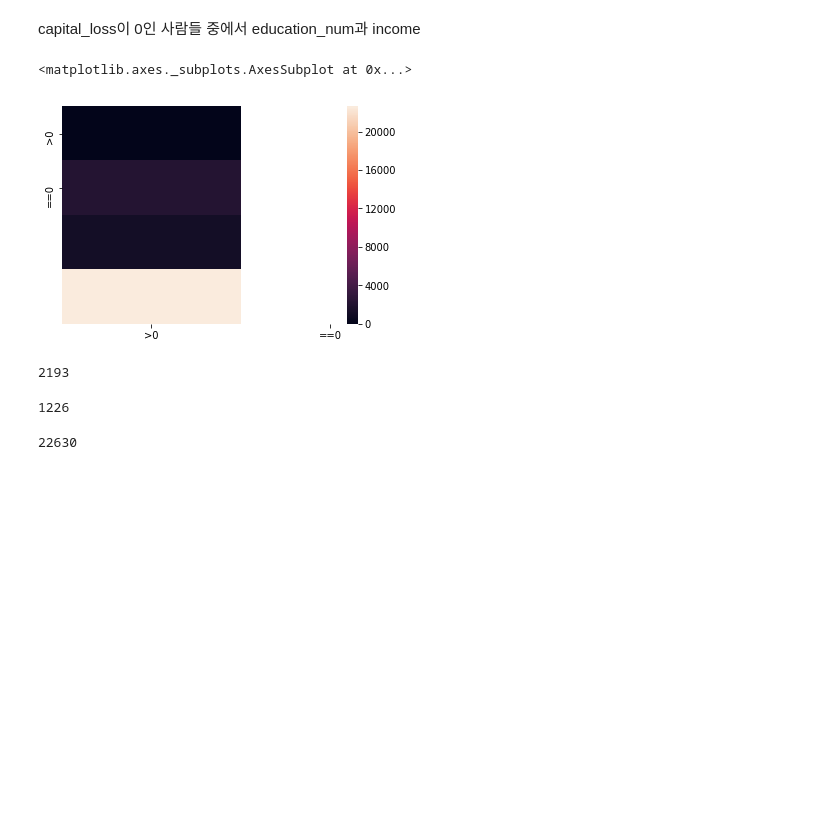
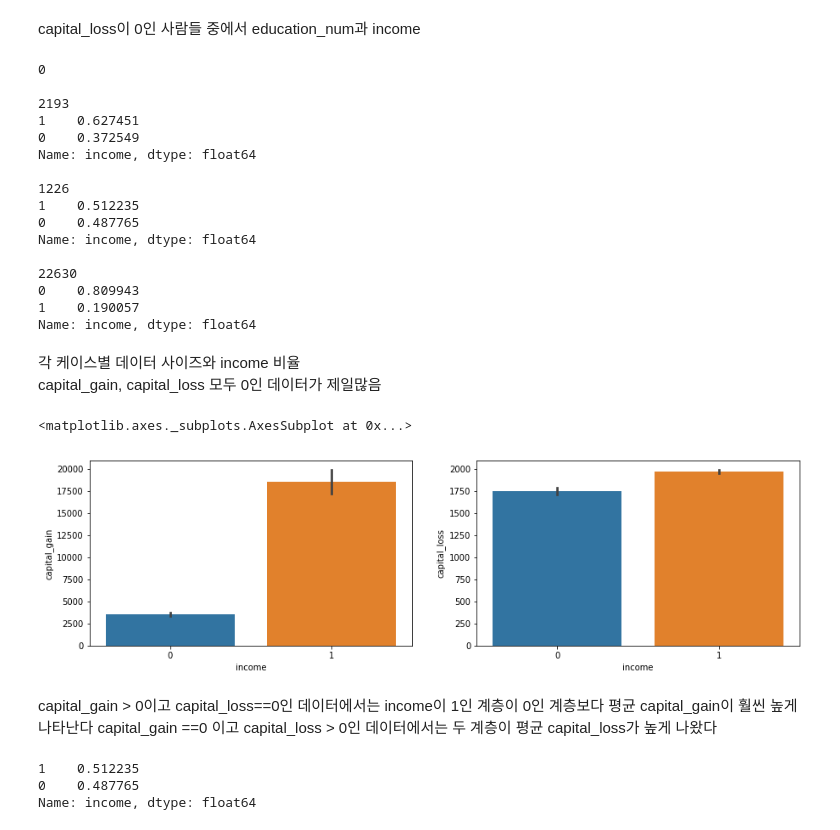
Before and after one commit to voronoii/tacademy, a Jupyter notebook: main-Copy2.ipynb, the cells around one changed output. Cells and saved outputs as stored; diff of their text form; code cells hidden in the pictures; blank space fills up the shorter version.

```diff
--- a/main-Copy2.ipynb
+++ b/main-Copy2.ipynb
@@ -241,20 +239,55 @@ t = data["capital_gain"] > 0
 tt = data["capital_loss"] > 0
 f = data["capital_gain"] == 0
 ff = data["capital_loss"] == 0
-capital = [[len(data[t & tt])],[len(data[t & ff])] , [len(data[f & tt])],[len(data[f & ff])]]
-sns.heatmap(capital, xticklabels=['>0', '==0'], yticklabels=['>0', '==0'])
+print(len(data[t & tt]))
+print()
+print(len(data[t & ff]))
+print(data[t & ff]['income'].value_counts(normalize=True))
+print()
+print(len(data[f & tt]))
+print(data[f & tt]['income'].value_counts(normalize=True))
+print()
+print(len(data[f & ff]))
+print( data[f & ff]['income'].value_counts(normalize=True))
 # %% [output]
-<matplotlib.axes._subplots.AxesSubplot at 0x...>
+0
+
+2193
+1    0.627451
+0    0.372549
+Name: income, dtype: float64
+
+1226
+1    0.512235
+0    0.487765
+Name: income, dtype: float64
+
+22630
+0    0.809943
+1    0.190057
+Name: income, dtype: float64
-[figure, removed]
-# %%
-len(data[t & ff])
-# %% [output]
-2193
-# %%
-len(data[f & tt])
-# %% [output]
-1226
-# %%
-len(data[f & ff])
-# %% [output]
-22630
+# %% [markdown]
+각 케이스별 데이터 사이즈와 income 비율
+capital_gain, capital_loss 모두 0인 데이터가 제일많음
+# %%
+figure, ((ax1,ax2)) = plt.subplots(nrows=1, ncols=2)
+figure.set_size_inches(15,4)
+
+sns.barplot(data=data[t & ff], x="income", y="capital_gain", ax=ax1) # total 2193
+# sns.barplot(data=data[t & ff], x="income", y="capital_loss", ax=ax2)
+# sns.barplot(data=data[f & tt], x="income", y="capital_gain", ax=ax3)
+sns.barplot(data=data[f & tt], x="income", y="capital_loss", ax=ax2) # total 1226
+# sns.barplot(data=data[f & ff], x="income", y="capital_gain", ax=ax5)
+# sns.barplot(data=data[f & ff], x="income", y="capital_loss", ax=ax6)
+# %% [output]
+<matplotlib.axes._subplots.AxesSubplot at 0x...>
+[figure, added]
+# %% [markdown]
+capital_gain > 0이고 capital_loss==0인 데이터에서는 income이 1인 계층이 0인 계층보다 평균 capital_gain이 훨씬 높게 나타난다
+capital_gain ==0 이고 capital_loss > 0인 데이터에서는 두 계층이 평균 capital_loss가 높게 나왔다
+# %%
+data[f & tt]['income'].value_counts(normalize=True)
+# %% [output]
+1    0.512235
+0    0.487765
+Name: income, dtype: float64
```
Also changed, not shown: parts of 3 cells of this notebook.
